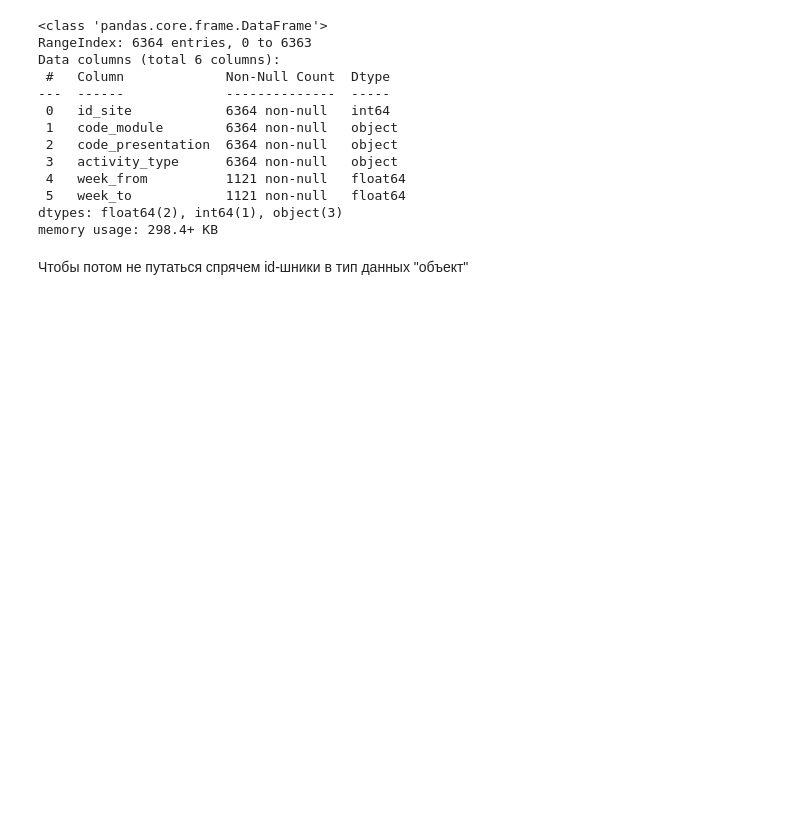
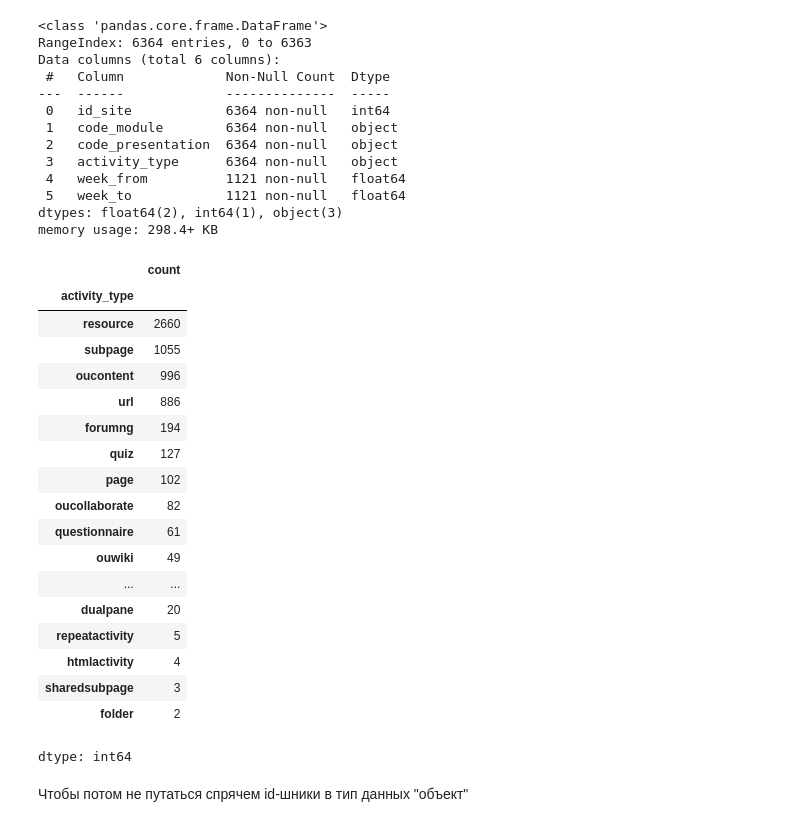
Before and after one commit to AntonGitOrlov/Data_Science, a Jupyter notebook: "Библиотеки_Python_для_работы_с_данными_самостоятельная_работа"_ОрловАВ.ipynb, the cells around one changed output. Cells and saved outputs as stored; diff of their text form; code cells hidden in the pictures; blank space fills up the shorter version.

```diff
--- a/"Библиотеки_Python_для_работы_с_данными_самостоятельная_работа"_ОрловАВ.ipynb
+++ b/"Библиотеки_Python_для_работы_с_данными_самостоятельная_работа"_ОрловАВ.ipynb
@@ -272,6 +272,28 @@ Data columns (total 6 columns):
  5   week_to            1121 non-null   float64
 dtypes: float64(2), int64(1), object(3)
 memory usage: 298.4+ KB
+# %%
+materials['activity_type'].value_counts()
+# %% [output]
+|  | count |
+| activity_type |  |
+| resource | 2660 |
+| subpage | 1055 |
+| oucontent | 996 |
+| url | 886 |
+| forumng | 194 |
+| quiz | 127 |
+| page | 102 |
+| oucollaborate | 82 |
+| questionnaire | 61 |
+| ouwiki | 49 |
+| ... | ... |
+| dualpane | 20 |
+| repeatactivity | 5 |
+| htmlactivity | 4 |
+| sharedsubpage | 3 |
+| folder | 2 |
+dtype: int64
 # %% [markdown]
 Чтобы потом не путаться спрячем id-шники в тип данных "объект"
 # %%
```
Also changed, not shown: parts of 9 cells of this notebook.
